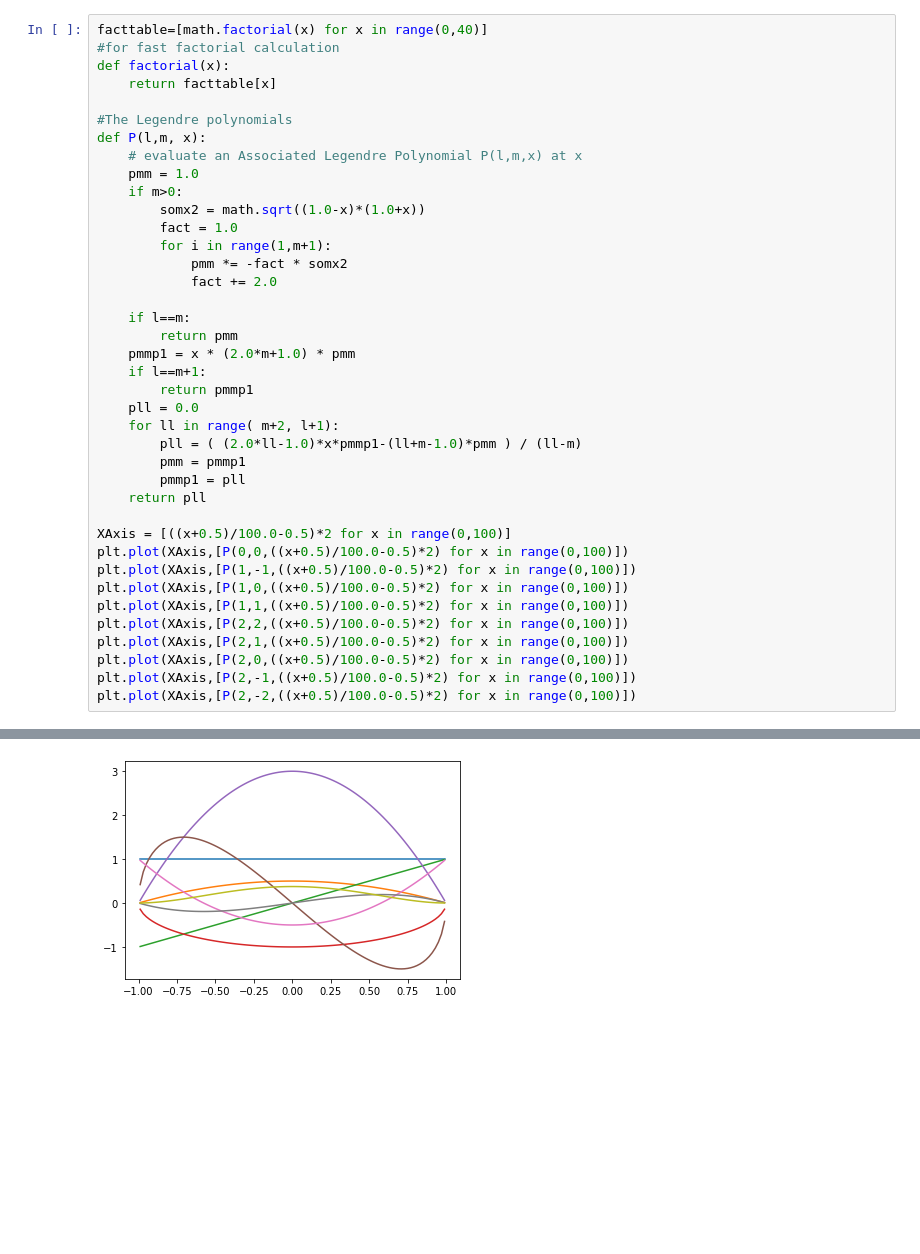
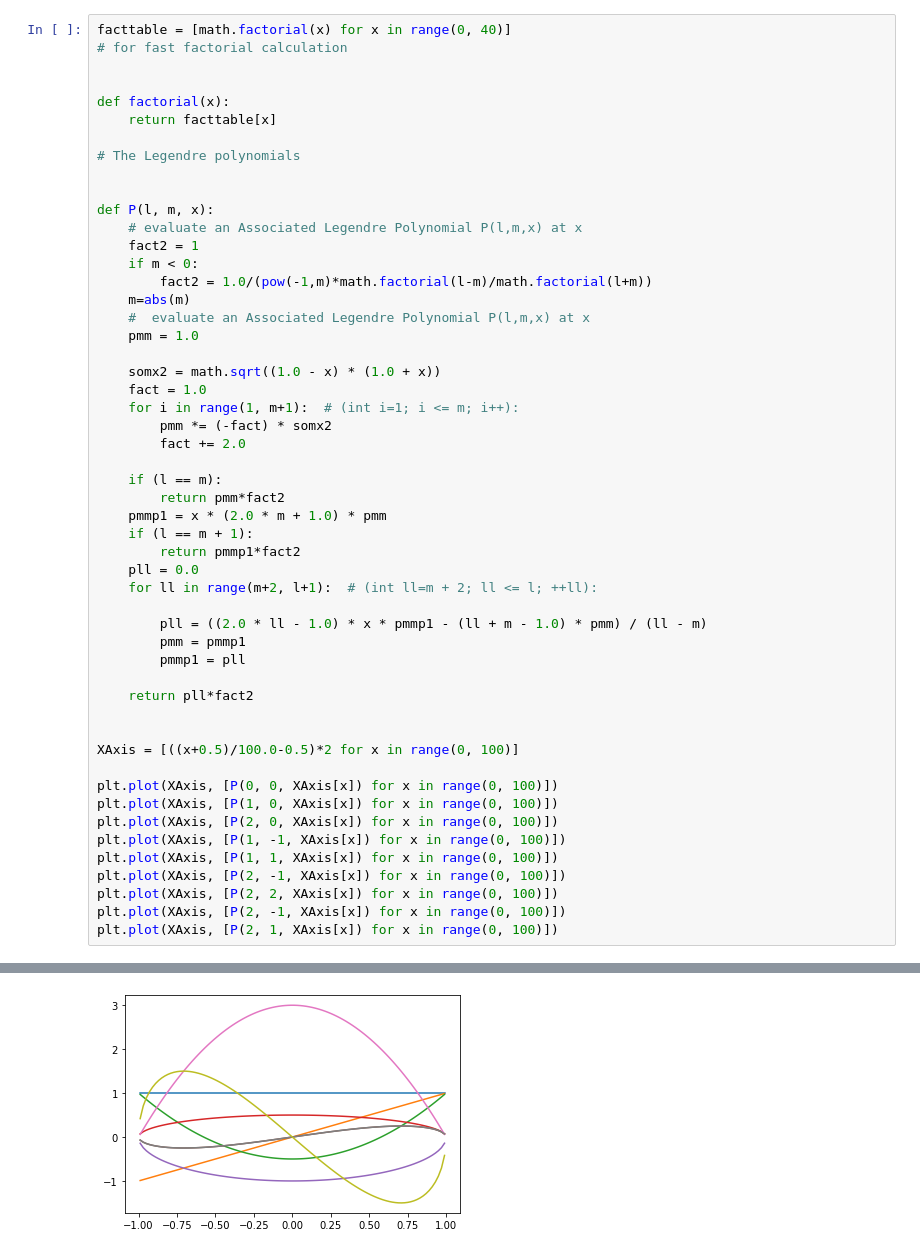
Before and after one commit to fancyzero/SphericalHarmonicNotebook, a Jupyter notebook: MyPrt.ipynb, the cells around one changed output, grey strips where cells are left out. Drawn from its saved outputs; the diff is of its cells as text; blank space fills up the shorter version.

```diff
--- a/MyPrt.ipynb
+++ b/MyPrt.ipynb
@@ -7,42 +33,55 @@ from mpl_toolkits.mplot3d import Axes3D
 # %%
-facttable=[math.factorial(x) for x in range(0,40)]
-#for fast factorial calculation
+facttable = [math.factorial(x) for x in range(0, 40)]
+# for fast factorial calculation
+
+
 def factorial(x):
     return facttable[x]
 
-#The Legendre polynomials
-def P(l,m, x):
+# The Legendre polynomials
+
+
+def P(l, m, x):
     # evaluate an Associated Legendre Polynomial P(l,m,x) at x
+    fact2 = 1
+    if m < 0:
+        fact2 = 1.0/(pow(-1,m)*math.factorial(l-m)/math.factorial(l+m))
+    m=abs(m)
+    #  evaluate an Associated Legendre Polynomial P(l,m,x) at x
     pmm = 1.0
-    if m>0:
-        somx2 = math.sqrt((1.0-x)*(1.0+x))
-        fact = 1.0
-        for i in range(1,m+1):
-            pmm *= -fact * somx2
-            fact += 2.0
 
-    if l==m:
-        return pmm
-    pmmp1 = x * (2.0*m+1.0) * pmm
-    if l==m+1:
-        return pmmp1
+    somx2 = math.sqrt((1.0 - x) * (1.0 + x))
+    fact = 1.0
+    for i in range(1, m+1):  # (int i=1; i <= m; i++):
+        pmm *= (-fact) * somx2
+        fact += 2.0
+
+    if (l == m):
+        return pmm*fact2
+    pmmp1 = x * (2.0 * m + 1.0) * pmm
+    if (l == m + 1):
+        return pmmp1*fact2
     pll = 0.0
-    for ll in range( m+2, l+1):
-        pll = ( (2.0*ll-1.0)*x*pmmp1-(ll+m-1.0)*pmm ) / (ll-m)
+    for ll in range(m+2, l+1):  # (int ll=m + 2; ll <= l; ++ll):
+
+        pll = ((2.0 * ll - 1.0) * x * pmmp1 - (ll + m - 1.0) * pmm) / (ll - m)
         pmm = pmmp1
         pmmp1 = pll
-    return pll
 
-XAxis = [((x+0.5)/100.0-0.5)*2 for x in range(0,100)]
-plt.plot(XAxis,[P(0,0,((x+0.5)/100.0-0.5)*2) for x in range(0,100)])
-plt.plot(XAxis,[P(1,-1,((x+0.5)/100.0-0.5)*2) for x in range(0,100)])
-plt.plot(XAxis,[P(1,0,((x+0.5)/100.0-0.5)*2) for x in range(0,100)])
-plt.plot(XAxis,[P(1,1,((x+0.5)/100.0-0.5)*2) for x in range(0,100)])
-plt.plot(XAxis,[P(2,2,((x+0.5)/100.0-0.5)*2) for x in range(0,100)])
-plt.plot(XAxis,[P(2,1,((x+0.5)/100.0-0.5)*2) for x in range(0,100)])
-plt.plot(XAxis,[P(2,0,((x+0.5)/100.0-0.5)*2) for x in range(0,100)])
-plt.plot(XAxis,[P(2,-1,((x+0.5)/100.0-0.5)*2) for x in range(0,100)])
-plt.plot(XAxis,[P(2,-2,((x+0.5)/100.0-0.5)*2) for x in range(0,100)])
+    return pll*fact2
+
+
+XAxis = [((x+0.5)/100.0-0.5)*2 for x in range(0, 100)]
+
+plt.plot(XAxis, [P(0, 0, XAxis[x]) for x in range(0, 100)])
+plt.plot(XAxis, [P(1, 0, XAxis[x]) for x in range(0, 100)])
+plt.plot(XAxis, [P(2, 0, XAxis[x]) for x in range(0, 100)])
+plt.plot(XAxis, [P(1, -1, XAxis[x]) for x in range(0, 100)])
+plt.plot(XAxis, [P(1, 1, XAxis[x]) for x in range(0, 100)])
+plt.plot(XAxis, [P(2, -1, XAxis[x]) for x in range(0, 100)])
+plt.plot(XAxis, [P(2, 2, XAxis[x]) for x in range(0, 100)])
+plt.plot(XAxis, [P(2, -1, XAxis[x]) for x in range(0, 100)])
+plt.plot(XAxis, [P(2, 1, XAxis[x]) for x in range(0, 100)])
 # %% [output]
 [<matplotlib.lines.Line2D at 0x...>]
-[figure, old version]
+[figure, new version]
```
Also changed, not shown: parts of 9 cells of this notebook.
